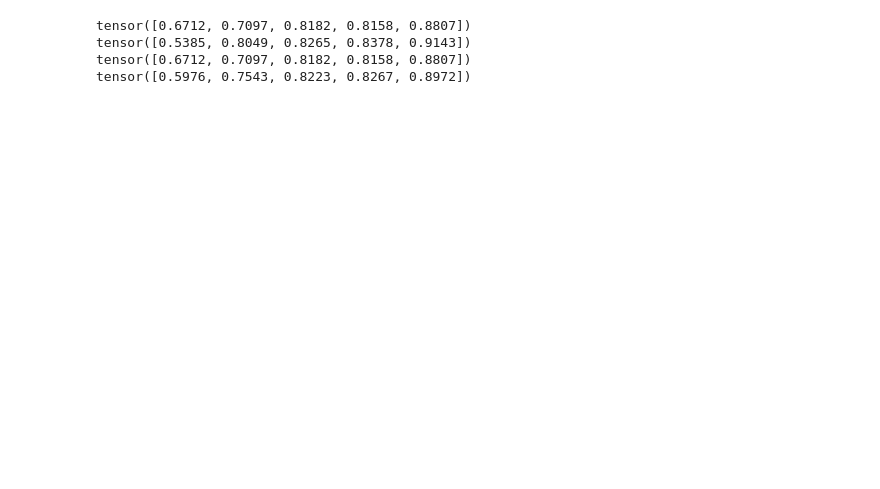
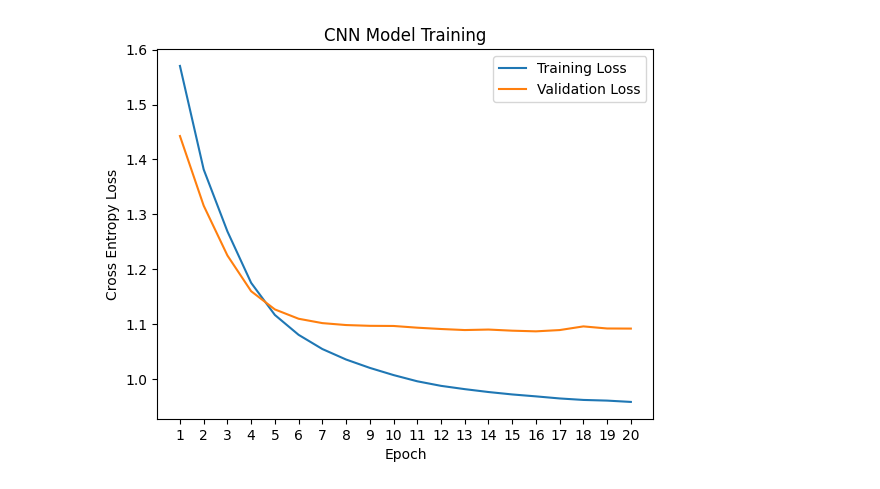
Before and after one commit to docpopi/Service-Desk-Ticket-Classification, a Jupyter notebook: notebook.ipynb, the cells around one changed output. Cells and saved outputs as stored; diff of their text form; code cells hidden in the pictures; blank space fills up the shorter version.

Commit message:
Tweaks
Added visualisation of training vs validation loss. Slight clean up

```diff
--- a/notebook.ipynb
+++ b/notebook.ipynb
@@ -70,21 +67,36 @@ cnn=CNNTextClassifier(vocab_size=len(word2idx), embed_dim=10, num_classes=num_cl
 
 # Training loop
 criterion = nn.CrossEntropyLoss()
-another_criterion = nn.CrossEntropyLoss()
 optimizer = torch.optim.Adam(cnn.parameters(), lr=0.001)
+save_params=[]
+train_losses=[]
+valid_losses=[]
 
-for epoch in range(10):
+num_epochs=20
+for epoch in range(num_epochs):
+    train_loss=0
+    valid_loss=0
+
+    #training loop
     cnn.train()
     for text, label in train_data:
         optimizer.zero_grad()
         pred_proba = cnn(text)
         loss = criterion(pred_proba, label)
+        train_loss+=loss.item()
         loss.backward()
         optimizer.step()
+    train_loss/=len(train_data)
+    train_losses.append(train_loss)
 
+    #calculating loss on validation dataset
     cnn.eval()
     with torch.no_grad():
         for text, label in valid_data:
             pred_proba=cnn(text)
-            valid_loss = another_criterion(pred_proba, label)
-    print(f'Epoch: {epoch+1}, Training Loss: {loss.item()}, Validation Loss: {valid_loss.item()}')
+            valid_loss += criterion(pred_proba, label).item()
+    valid_loss/=len(valid_data)
+    valid_losses.append(valid_loss)
+
+    save_params.append(deepcopy(cnn.state_dict()))
+    # print(f'Epoch: {epoch+1}, Training Loss: {train_loss:.4f}, Validation Loss: {valid_loss:.4f}')
@@ -102,17 +103,32 @@ Epoch: 10, Training Loss: 0.9048324823379517, Validation Loss: 1.283632874488830
+# %%
+plt.plot(range(1,num_epochs+1), train_losses, linestyle = '-', label = 'Training Loss')
+plt.plot(range(1,num_epochs+1), valid_losses, linestyle = '-', label = 'Validation Loss')
+plt.legend()
+plt.title("CNN Model Training")
+plt.xlabel("Epoch")
+plt.ylabel("Cross Entropy Loss")
+plt.xticks(range(1,num_epochs+1))
+plt.show()
+# %% [output]
+[figure, added]
 # %%
+best_model = CNNTextClassifier(vocab_size=len(word2idx), embed_dim=10, num_classes=num_classes)
+best_model.load_state_dict(save_params[4])
+
 accuracy = Accuracy(task='multiclass', num_classes=num_classes, average=None)
 precision = Precision(task='multiclass', num_classes=num_classes, average=None)
 recall = Recall(task='multiclass', num_classes=num_classes, average=None)
 f1 = F1Score(task='multiclass', num_classes=num_classes, average=None)
 
-cnn_valid_outputs = torch.stack([cnn(features) for features, label in valid_data])
-valid_labels =  torch.stack([label for features, label in valid_data])
-print(accuracy(cnn_valid_outputs, valid_labels))
-print(precision(cnn_valid_outputs, valid_labels))
-print(recall(cnn_valid_outputs, valid_labels))
-print(f1(cnn_valid_outputs, valid_labels))
+test_outputs = torch.stack([best_model(features) for features, _ in test_data])
+test_labels =  torch.stack([label for _, label in test_data])
+
+classif_report = pd.DataFrame(
+    {
+        'Accuracy': accuracy(test_outputs, test_labels).tolist(),
+        'Precision': precision(test_outputs, test_labels).tolist(),
+        'Recall': recall(test_outputs, test_labels).tolist(),
+        'F1_Score': f1(test_outputs, test_labels)
+    }
+)
+classif_report.index = ['Class_'+str(x) for x in range(5)]
-# %% [output]
-tensor([0.6712, 0.7097, 0.8182, 0.8158, 0.8807])
-tensor([0.5385, 0.8049, 0.8265, 0.8378, 0.9143])
-tensor([0.6712, 0.7097, 0.8182, 0.8158, 0.8807])
-tensor([0.5976, 0.7543, 0.8223, 0.8267, 0.8972])
```
Also changed, not shown: parts of 4 cells of this notebook.
